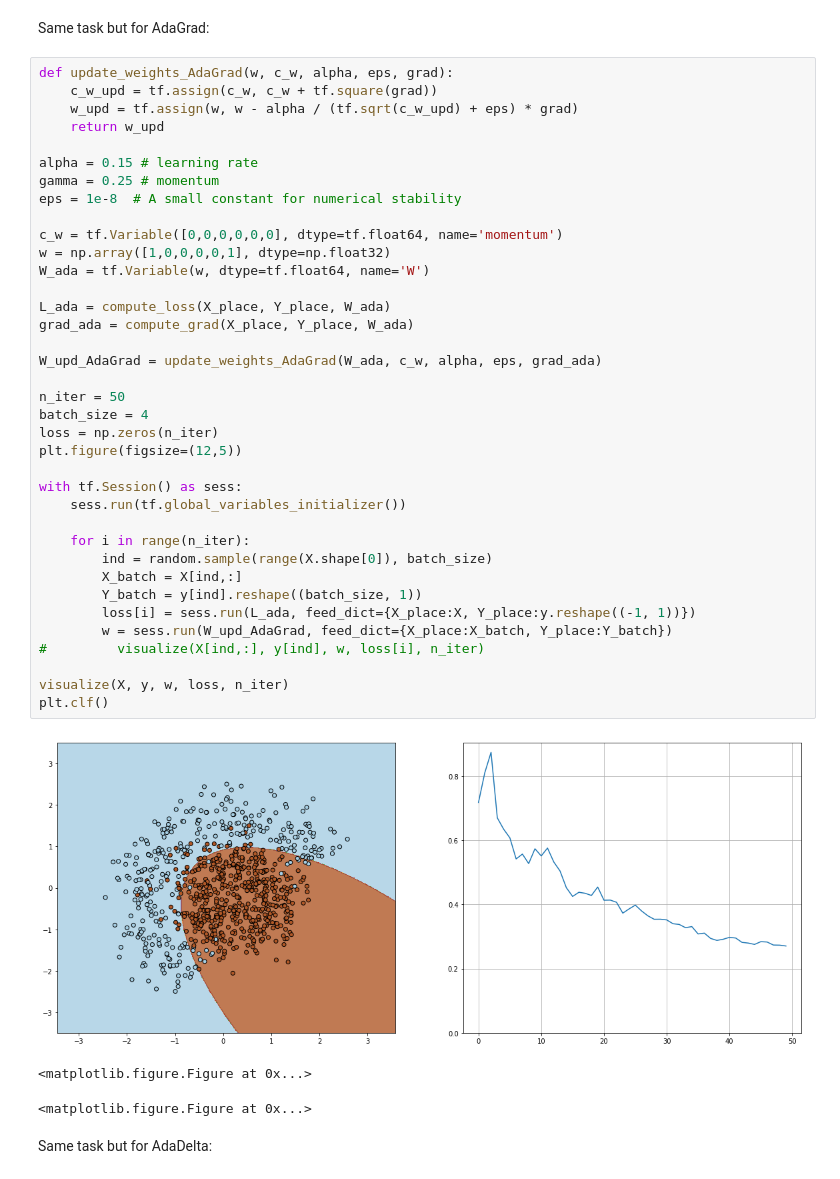
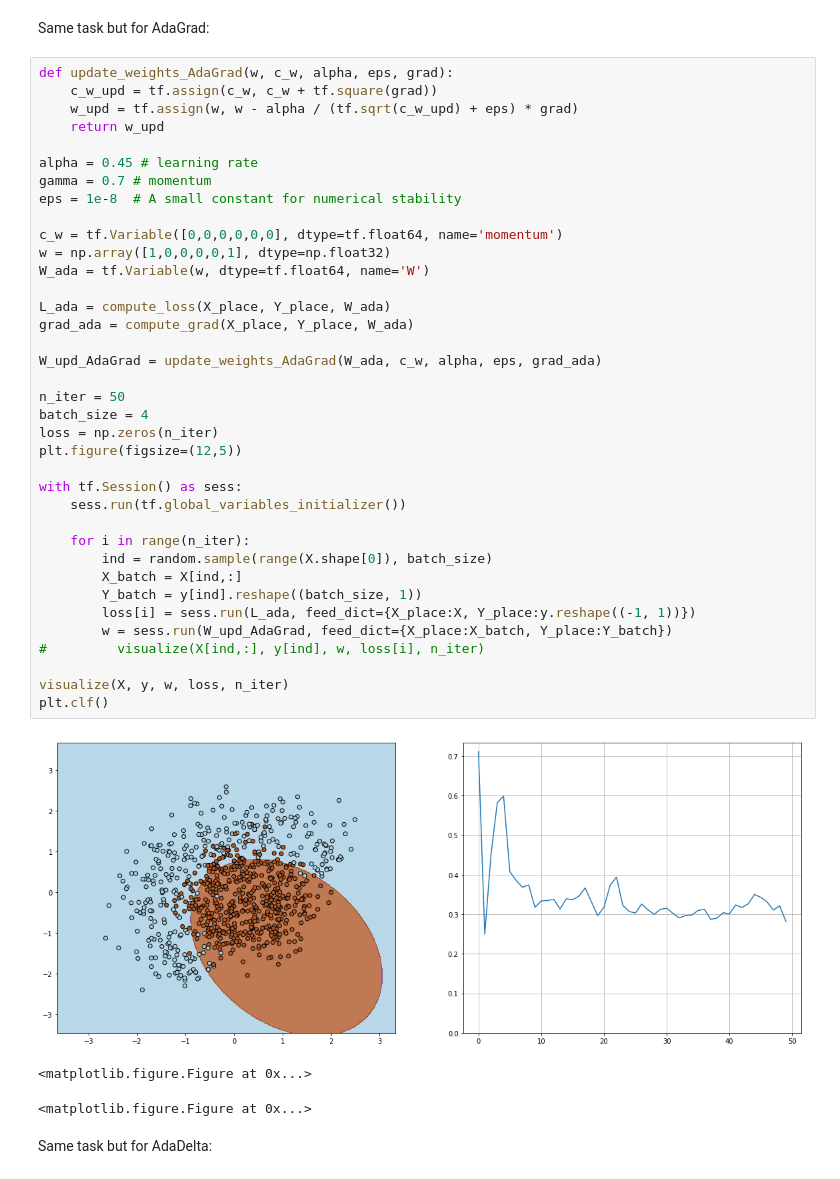
Before and after one commit to iasawseen/au_dl_course, a Jupyter notebook: seminar_2/task_1.ipynb, the cells around one changed output. Cells and saved outputs as stored; diff of their text form.

```diff
--- a/seminar_2/task_1.ipynb
+++ b/seminar_2/task_1.ipynb
@@ -266,39 +269,39 @@ def update_weights_AdaGrad(w, c_w, alpha, eps, grad):
     w_upd = tf.assign(w, w - alpha / (tf.sqrt(c_w_upd) + eps) * grad)
     return w_upd
 
-alpha = 0.15 # learning rate
-gamma = 0.25 # momentum
+alpha = 0.45 # learning rate
+gamma = 0.7 # momentum
 eps = 1e-8  # A small constant for numerical stability
 
 c_w = tf.Variable([0,0,0,0,0,0], dtype=tf.float64, name='momentum')
 w = np.array([1,0,0,0,0,1], dtype=np.float32)
 W_ada = tf.Variable(w, dtype=tf.float64, name='W')
 
 L_ada = compute_loss(X_place, Y_place, W_ada)
 grad_ada = compute_grad(X_place, Y_place, W_ada)
 
 W_upd_AdaGrad = update_weights_AdaGrad(W_ada, c_w, alpha, eps, grad_ada)
 
 n_iter = 50
 batch_size = 4
 loss = np.zeros(n_iter)
 plt.figure(figsize=(12,5))
 
 with tf.Session() as sess:
     sess.run(tf.global_variables_initializer())
 
     for i in range(n_iter):
         ind = random.sample(range(X.shape[0]), batch_size)
         X_batch = X[ind,:]
         Y_batch = y[ind].reshape((batch_size, 1))
         loss[i] = sess.run(L_ada, feed_dict={X_place:X, Y_place:y.reshape((-1, 1))})
         w = sess.run(W_upd_AdaGrad, feed_dict={X_place:X_batch, Y_place:Y_batch})
 #         visualize(X[ind,:], y[ind], w, loss[i], n_iter)
 
 visualize(X, y, w, loss, n_iter)
 plt.clf()
 # %% [output]
-[figure, old version]
+[figure, new version]
 <matplotlib.figure.Figure at 0x...>
 <matplotlib.figure.Figure at 0x...>
 # %% [markdown]
```
Also changed, not shown: parts of 4 cells of this notebook.
